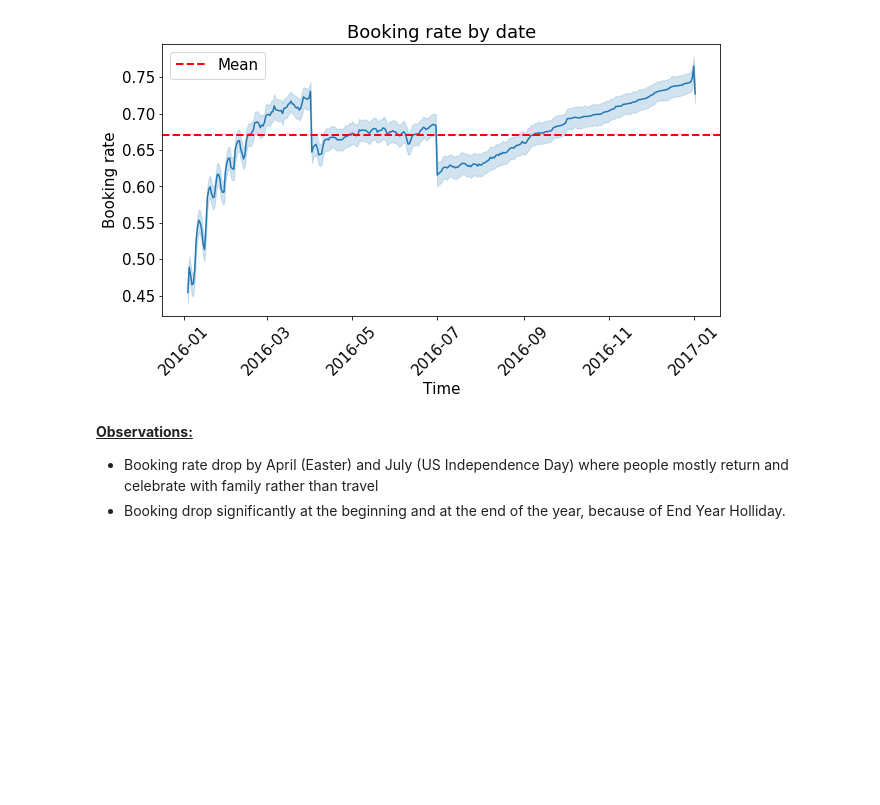
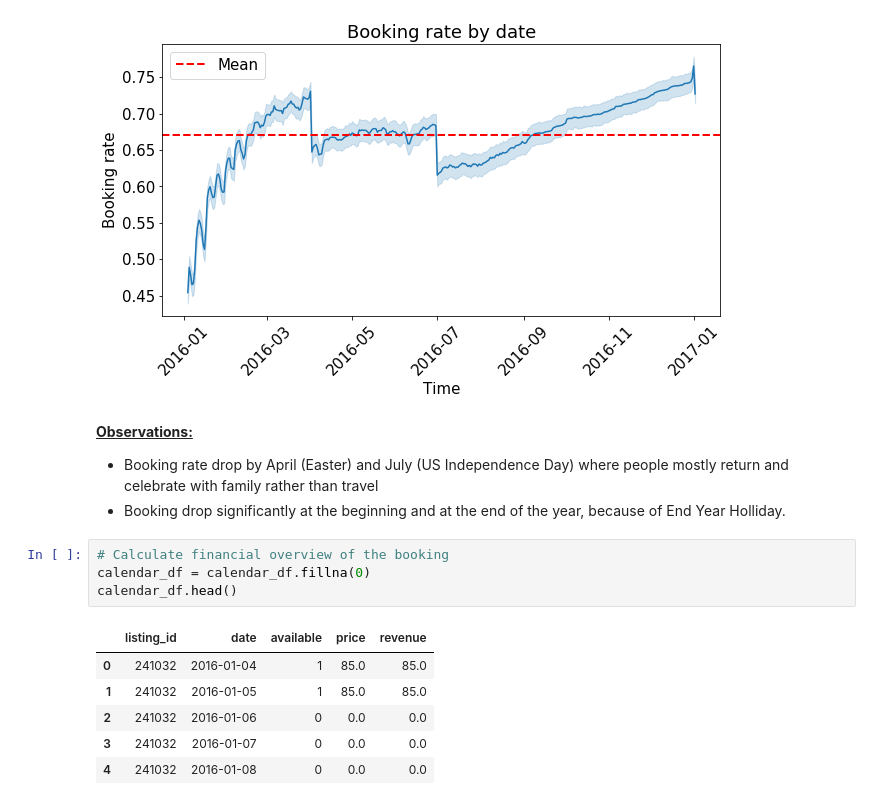
Before and after one commit to vibhutivadje/Predicting_Airbnb_revenue, a Jupyter notebook: Main.ipynb, the cells around one changed output. Cells and saved outputs as stored; diff of their text form; blank space fills up the shorter version.

```diff
--- a/Main.ipynb
+++ b/Main.ipynb
@@ -113,3 +95,14 @@ plt.show()
 
 - Booking rate drop by April (Easter) and July (US Independence Day) where people mostly return and celebrate with family rather than travel
 - Booking drop significantly at the beginning and at the end of the year, because of End Year Holliday.
+# %%
+# Calculate financial overview of the booking
+calendar_df = calendar_df.fillna(0)
+calendar_df.head()
+# %% [output]
+|  | listing_id | date | available | price | revenue |
+| 0 | 241032 | 2016-01-04 | 1 | 85.0 | 85.0 |
+| 1 | 241032 | 2016-01-05 | 1 | 85.0 | 85.0 |
+| 2 | 241032 | 2016-01-06 | 0 | 0.0 | 0.0 |
+| 3 | 241032 | 2016-01-07 | 0 | 0.0 | 0.0 |
+| 4 | 241032 | 2016-01-08 | 0 | 0.0 | 0.0 |
```
Also changed, not shown: parts of 6 cells of this notebook.
